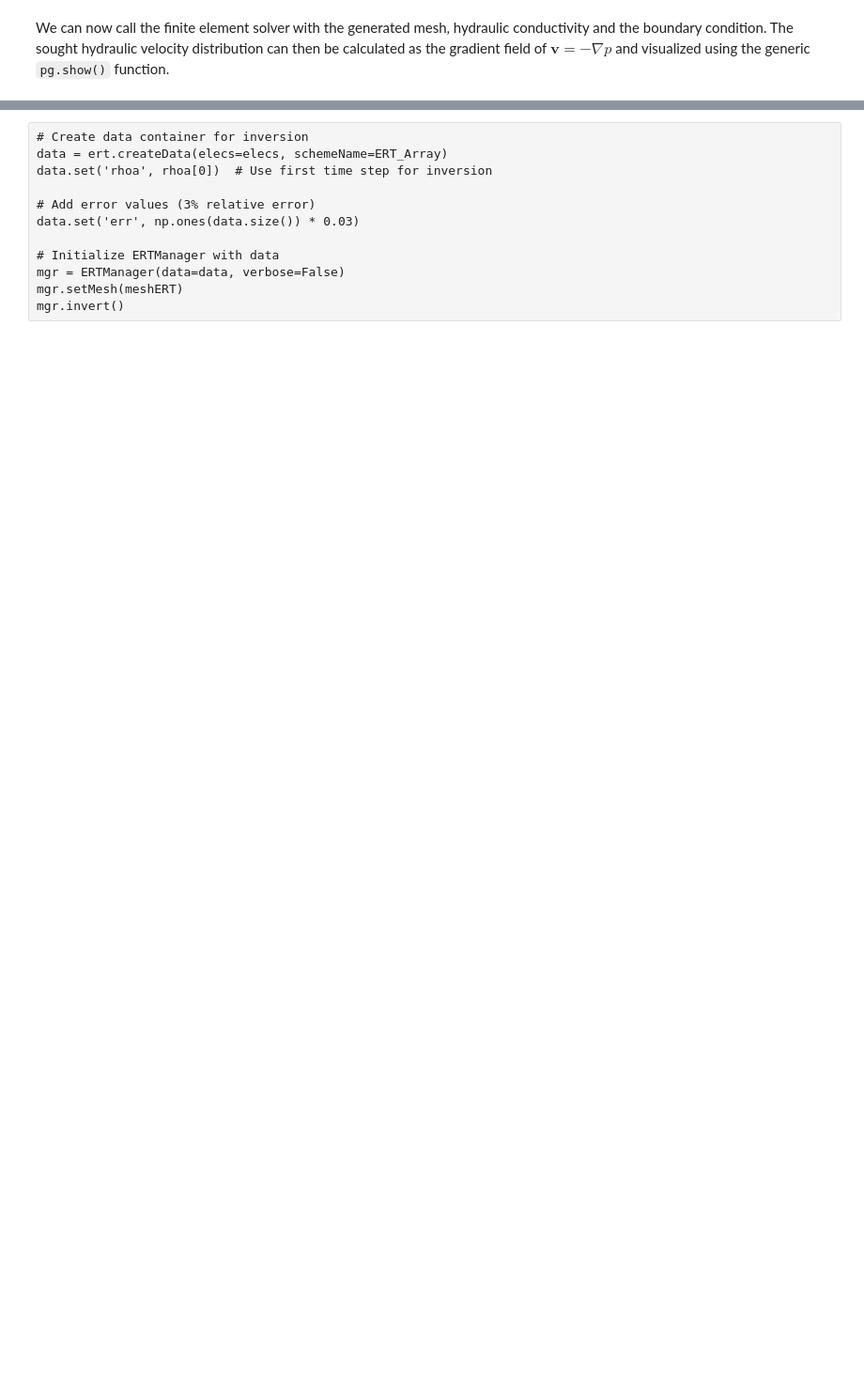
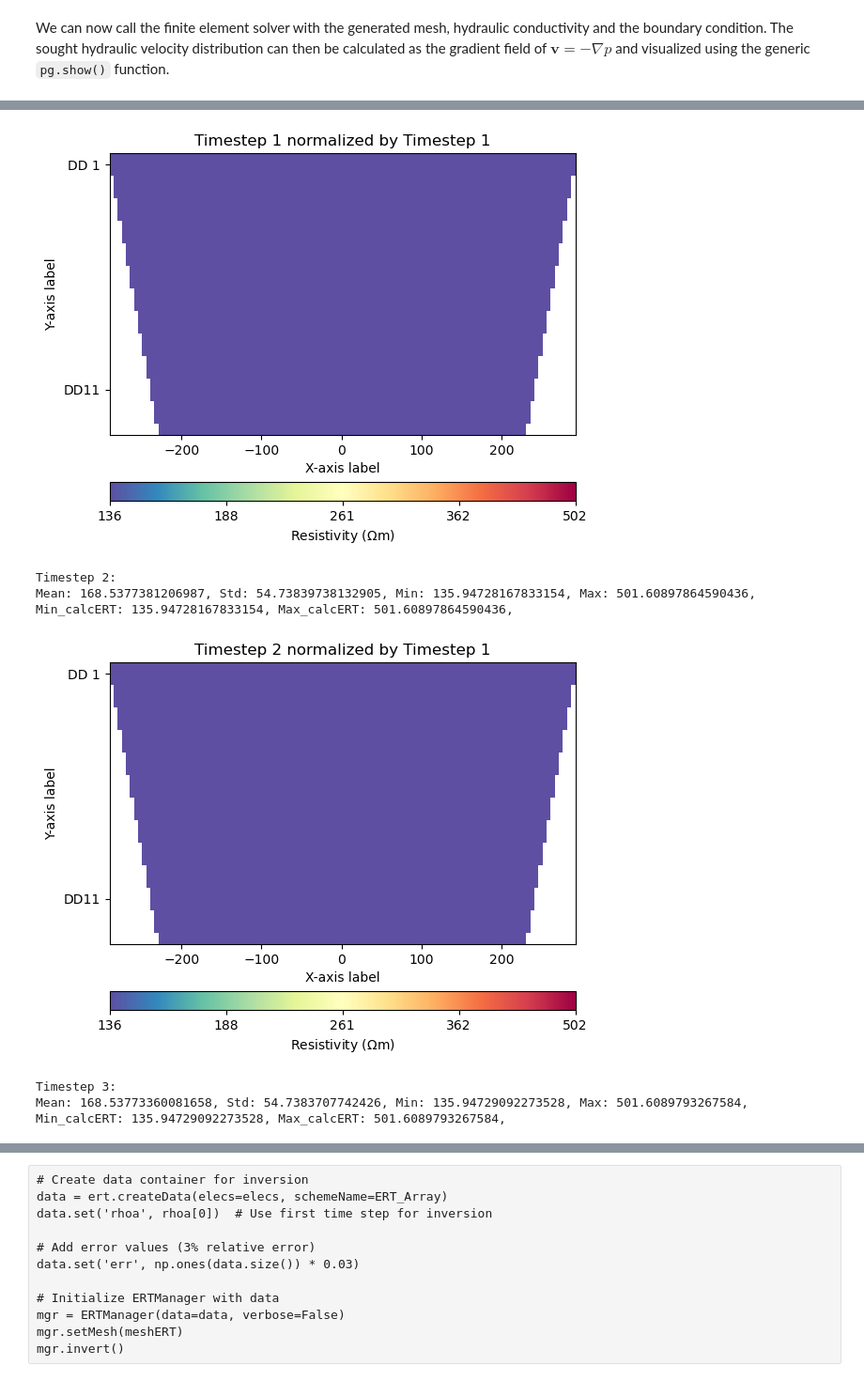
Before and after one commit to guiguilhermegui/TF, a Jupyter notebook: modelo_tf.ipynb, the cells around one changed output, grey strips where cells are left out. Shown at 94% size. Saved outputs shown, nothing was run; the diff lists cells and outputs as text; code cells hidden in the pictures; blank space fills up the shorter version.

```diff
--- a/modelo_tf.ipynb
+++ b/modelo_tf.ipynb
@@ -318,23 +410,24 @@ pg.show(meshERT)
 # %%
 
-timesERT = pg.IVector(np.floor(np.linspace(0, len(c) - 1, 10)).astype(int)) # Select 10 time frame to simulate ERT data
+
+timesERT = pg.IVector(np.floor(np.linspace(0, len(c) - 1, number_of_timesERT)).astype(int)) # Select 10 time frame to simulate ERT data
 
 # Create conductivity of fluid for salt concentration :math:`c`
 sigmaFluid = c[timesERT] * sigma_bx + sigma_a
-
 c = np.array(c)  # Ensure c is a numpy array
 
-# Calculate bulk resistivity based on Archie's Law
-resBulk = petro.resistivityArchie(rFluid=1. / sigmaFluid, porosity=phi, m=cementation_exponent,
-                                  mesh=mesh, meshI=meshERT, fill=1)
+# Calculate bulk resistivity based on Archie's Law, by ratio of res water and sigmaFluid
+resBulk = petro.resistivityArchie(rFluid = res_water / sigmaFluid, porosity = phi, m=cementation_exponent, mesh=mesh, meshI=meshERT, fill=1)
+
 
 # apply background resistivity model
 rho0 = np.zeros(meshERT.cellCount()) + 1000.
+
 for cell in meshERT.cells():
-    if cell.center()[1] < -8:
-        rho0[cell.id()] = 150.
-    elif cell.center()[1] < -2:
-        rho0[cell.id()] = 500.
+    if cell.center()[1] < Layer1:
+        rho0[cell.id()] = RLayer1
+    elif cell.center()[1] < Layer2:
+        rho0[cell.id()] = RLayer2
 resis = pg.Matrix(resBulk)
 for i, rbI in enumerate(resBulk):
     resis[i] = 1. / ((1. / rbI) + 1. / rho0)
@@ -364,0 +436,55 @@ for i in range(4):
+# %%
+ERT = ERTManager(verbose=False)
+
+# Run simulation for the apparent resistivities
+rhoa = ERT.simulate(meshERT, res=resis, scheme=ertScheme,
+                    returnArray=True, verbose=False,)# noiseLevel=1e-2, noiseAbs=1e-3,)
+print('Simulated rhoa', rhoa, np.max(rhoa))
+
+# Its possible that there are some negative data values due to noise and
+# huge geometric factors. So we need to remove them
+#for i in range(len(rhoa)):
+#    rhoa[i][rhoa[i] < 0] = np.nan
+
+# Optional: save the data for further use
+#data.save('simple.dat')
+
+# Calculate statistics for rhoa
+#Min_calcERT=mean_rhoa-2*std_rhoa
+#Max_calcERT=mean_rhoa+2*std_rhoa
+#cMin=1e-4
+#cMax=1
+
+# Plot the first 4 timesteps normalized by the first timestep
+# Print the statistics
+for i in range(len(rhoa)):
+
+    # Create a copy of the scheme for each visualization
+    tempScheme = ertScheme.copy()
+    tempScheme.set('rhoa', rhoa[i])
+
+    mean_rhoa = np.nanmean(rhoa[i])
+    std_rhoa = np.nanstd(rhoa[i])
+    min_rhoa = np.nanmin(rhoa[i])
+    max_rhoa = np.nanmax(rhoa[i])
+    Min_calcERT=min_rhoa
+    Max_calcERT=max_rhoa
+    print(f"Timestep {i+1}:")
+    print(f"Mean: {mean_rhoa}, Std: {std_rhoa}, Min: {min_rhoa}, Max: {max_rhoa}, Min_calcERT: {Min_calcERT}, Max_calcERT: {Max_calcERT},")
+    print()
+
+    # Show the data and get the Axes object
+    ax, _ = ERT.showData(tempScheme, vals=rhoa[i]/rhoa[0],cMin=Min_calcERT,cMax=Max_calcERT)
+
+    # Set the Y-axis limit to cut off below DD12
+    dd12_y_limit = 12  # Replace with the actual Y-coordinate for DD12
+    ax.set_ylim(dd12_y_limit, ax.get_ylim()[1])  # Set the lower limit to DD12
+
+    # Optionally, you can add titles or labels
+    ax.set_title(f'Timestep {i+1} normalized by Timestep 1')
+    ax.set_xlabel('X-axis label')  # Replace with your actual label
+    ax.set_ylabel('Y-axis label')  # Replace with your actual label
+
+    # Show the plot
+    plt.show()
+# %% [output]
@@ -364,0 +506,6 @@ for i in range(4):
+[figure, added]
+Timestep 2:
+Mean: 168.5377381206987, Std: 54.73839738132905, Min: 135.94728167833154, Max: 501.60897864590436, Min_calcERT: 135.94728167833154, Max_calcERT: 501.60897864590436,
+[figure, added]
+Timestep 3:
+Mean: 168.53773360081658, Std: 54.7383707742426, Min: 135.94729092273528, Max: 501.6089793267584, Min_calcERT: 135.94729092273528, Max_calcERT: 501.6089793267584,
```
Also changed, not shown: parts of 24 cells of this notebook, 2 other files.
